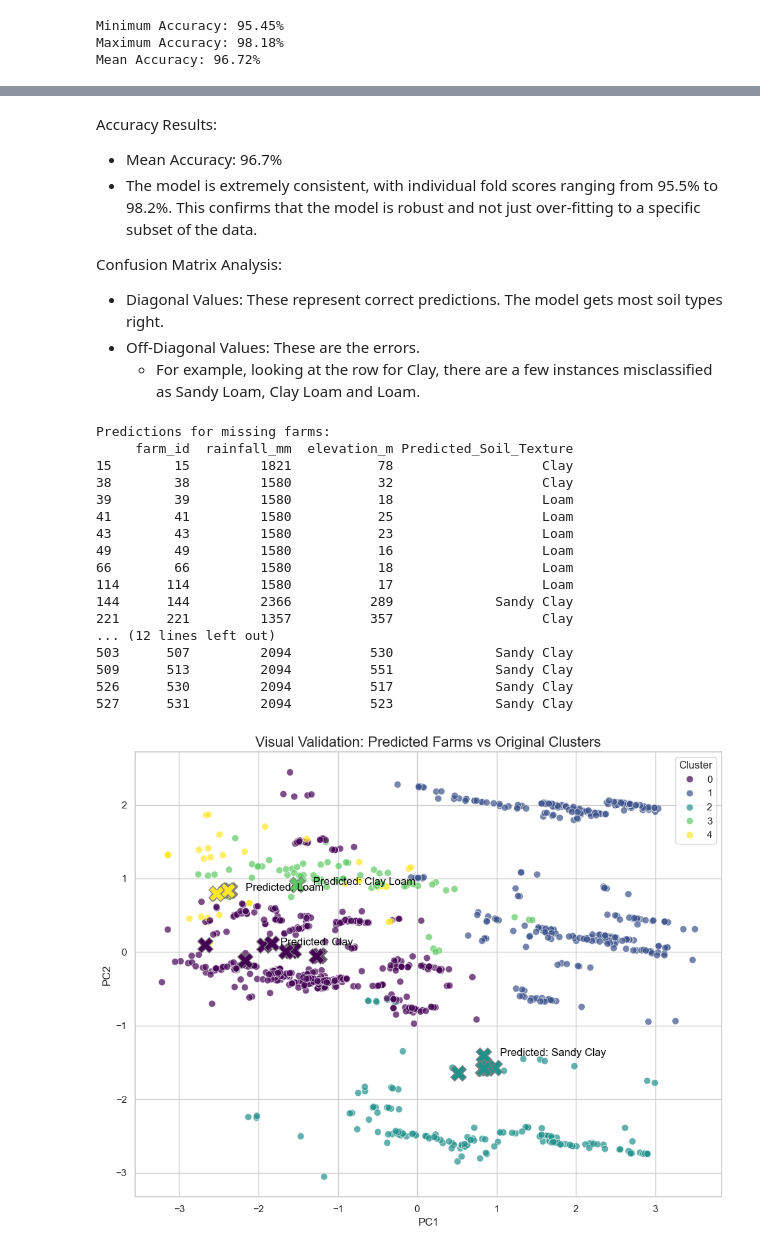
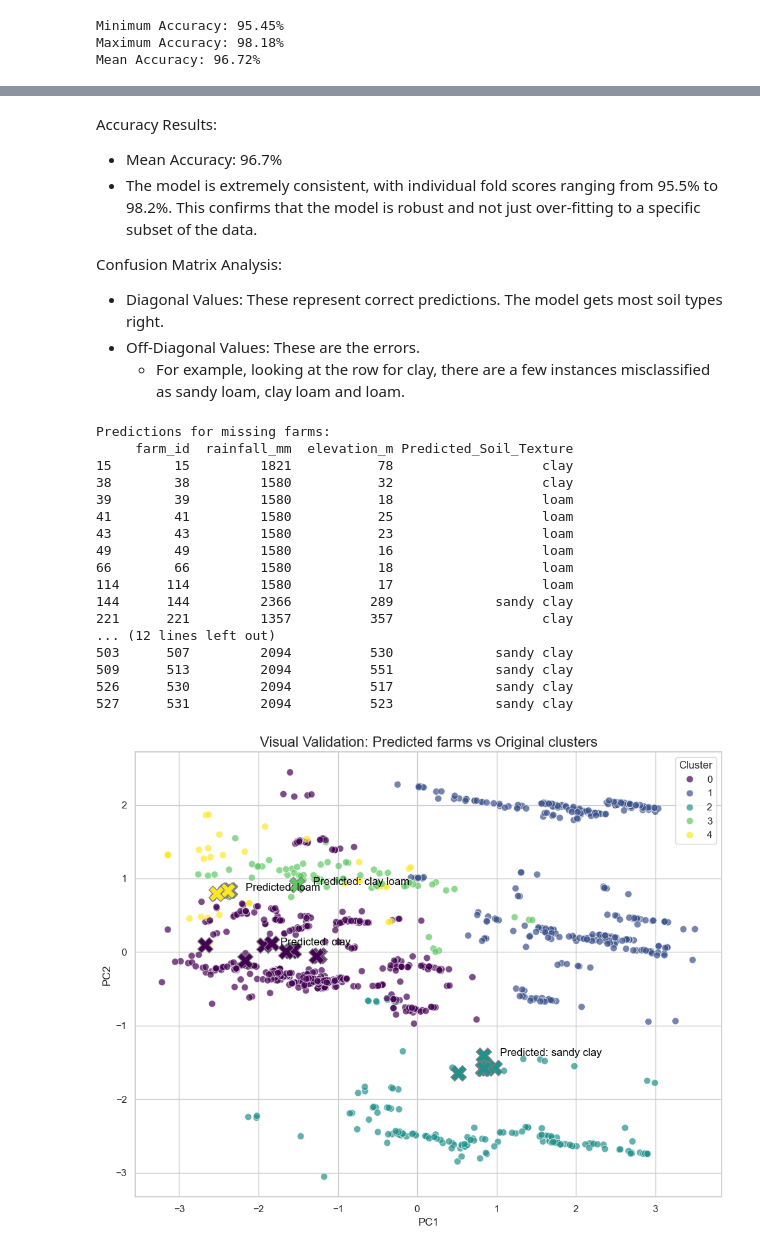
Before and after one commit to dwstephens/Planting-Optimisation-Tool, a Jupyter notebook: datascience/suitability_scoring/notebooks/farms_eda.ipynb, the cells around one changed output, grey strips where cells are left out. Cells and saved outputs as stored; diff of their text form; code cells hidden in the pictures.

```diff
--- a/datascience/suitability_scoring/notebooks/farms_eda.ipynb
+++ b/datascience/suitability_scoring/notebooks/farms_eda.ipynb
@@ -22,7 +22,7 @@ sns.set_theme(style="whitegrid")
 ## Exploratory Data Analysis
 # %%
 # Load farm dataset
-farms_df = pd.read_excel("temp_data/farms.xlsx")
+farms_df = pd.read_excel("../../data/farms.xlsx")
 # %%
 # Display the first few rows
 print("First 5 rows:")
@@ -119,6 +119,9 @@ farms_numerical_cols = farms_df.select_dtypes(include=[np.number]).columns.tolis
 
 # Remove the id column
 farms_numerical_cols.remove("farm_id")
+# %%
+# Convert the 'soil_texture' column to lowercase
+farms_df['soil_texture'] = farms_df['soil_texture'].str.lower()
 # %%
 # Select object (string) types
 farms_categorical_cols = farms_df.select_dtypes(
@@ -205,5 +208,5 @@ if farms_cat_plots > 0:
 farms_clean_df = farms_df.dropna(subset=["soil_texture"]).copy()
 # %%
 # Drop rows with soil_texture of "organic" as it doesn't fit the USDA soil texture classification
-farms_clean_df = farms_clean_df[farms_clean_df["soil_texture"] != "Organic"]
+farms_clean_df = farms_clean_df[farms_clean_df["soil_texture"] != "organic"]
 # %%
@@ -604,15 +605,18 @@ Is it Clay Soil?
 # Creating a cleaned dataset
 # %%
 # Re-load the dataset
-filename = "temp_data/farms.xlsx"
-df = pd.read_excel("temp_data/farms.xlsx")
+df = pd.read_excel("../../data/farms.xlsx")
 
 # Perform data clean steps identified in EDA
-# Replace "Variable" with "Loam" to match the possible soil categories
-df["soil_texture"] = df["soil_texture"].replace("Variable", "Loam")
+
+# Convert the 'soil_texture' column to lowercase
+df['soil_texture'] = df['soil_texture'].str.lower()
+
+# Replace "variable" with "loam" to match the possible soil categories
+df["soil_texture"] = df["soil_texture"].replace("variable", "loam")
 
 # Replace "organic" with None to allow prediction as it doesn't fit the USDA soil texture classification
-df["soil_texture"] = df["soil_texture"].replace("Organic", None)
+df["soil_texture"] = df["soil_texture"].replace("organic", None)
 
 # Fix pH: Replace 0 values with the mean of non-zero values
 # Convert ph==0 to NaN (so pandas ignores them)
@@ -691,7 +695,7 @@ Accuracy Results:
 Confusion Matrix Analysis:
   * Diagonal Values: These represent correct predictions. The model gets most soil types right.
   * Off-Diagonal Values: These are the errors.
-      * For example, looking at the row for Clay, there are a few instances misclassified as Sandy Loam, Clay Loam and Loam.
+      * For example, looking at the row for clay, there are a few instances misclassified as sandy loam, clay loam and loam.
 # %%
 final_clf = RandomForestClassifier(n_estimators=100, random_state=42)
 
@@ -710,21 +714,21 @@ print(results)
 # %% [output]
 Predictions for missing farms:
      farm_id  rainfall_mm  elevation_m Predicted_Soil_Texture
-15        15         1821           78                   Clay
-38        38         1580           32                   Clay
-39        39         1580           18                   Loam
-41        41         1580           25                   Loam
-43        43         1580           23                   Loam
-49        49         1580           16                   Loam
-66        66         1580           18                   Loam
-114      114         1580           17                   Loam
-144      144         2366          289             Sandy Clay
-221      221         1357          357                   Clay
+15        15         1821           78                   clay
+38        38         1580           32                   clay
+39        39         1580           18                   loam
+41        41         1580           25                   loam
+43        43         1580           23                   loam
+49        49         1580           16                   loam
+66        66         1580           18                   loam
+114      114         1580           17                   loam
+144      144         2366          289             sandy clay
+221      221         1357          357                   clay
 ... (12 lines left out)
-503      507         2094          530             Sandy Clay
-509      513         2094          551             Sandy Clay
-526      530         2094          517             Sandy Clay
-527      531         2094          523             Sandy Clay
+503      507         2094          530             sandy clay
+509      513         2094          551             sandy clay
+526      530         2094          517             sandy clay
+527      531         2094          523             sandy clay
 # %%
 # Predict the soil texture
 df_unknown["soil_texture"] = final_clf.predict(df_unknown[feature_cols])
@@ -802,43 +806,43 @@ sns.scatterplot(
     hue="Cluster",
     palette="viridis",
     s=300,
     marker="X",
     edgecolor="grey",
     linewidth=1,
     legend=False,
 )
 
 # Add annotations for a few predicted points to confirm logic
 # Label a clay prediction
-clay_pred = predicted_data[predicted_data["soil_texture"] == "Clay"]
+clay_pred = predicted_data[predicted_data["soil_texture"] == "clay"]
 if not clay_pred.empty:
     x, y = clay_pred.iloc[0][["PC1", "PC2"]]
-    plt.text(x + 0.2, y, "Predicted: Clay", fontsize=12, color="black")
+    plt.text(x + 0.2, y, "Predicted: clay", fontsize=12, color="black")
 
 # Label a sandy clay prediction
-sandy_clay_pred = predicted_data[predicted_data["soil_texture"] == "Sandy Clay"].head(1)
+sandy_clay_pred = predicted_data[predicted_data["soil_texture"] == "sandy clay"].head(1)
 if not sandy_clay_pred.empty:
     x, y = sandy_clay_pred.iloc[0][["PC1", "PC2"]]
-    plt.text(x + 0.2, y, "Predicted: Sandy Clay", fontsize=12, color="black")
+    plt.text(x + 0.2, y, "Predicted: sandy clay", fontsize=12, color="black")
 
 # Label a clay loam prediction
-clay_loam_pred = predicted_data[predicted_data["soil_texture"] == "Clay Loam"].head(1)
+clay_loam_pred = predicted_data[predicted_data["soil_texture"] == "clay loam"].head(1)
 if not clay_loam_pred.empty:
     x, y = clay_loam_pred.iloc[0][["PC1", "PC2"]]
-    plt.text(x + 0.2, y, "Predicted: Clay Loam", fontsize=12, color="black")
+    plt.text(x + 0.2, y, "Predicted: clay loam", fontsize=12, color="black")
 
 # Label a loam prediction
-loam_pred = predicted_data[predicted_data["soil_texture"] == "Loam"].head(1)
+loam_pred = predicted_data[predicted_data["soil_texture"] == "loam"].head(1)
 if not loam_pred.empty:
     x, y = loam_pred.iloc[0][["PC1", "PC2"]]
-    plt.text(x + 0.2, y, "Predicted: Loam", fontsize=12, color="black")
+    plt.text(x + 0.2, y, "Predicted: loam", fontsize=12, color="black")
 
-plt.title("Visual Validation: Predicted Farms vs Original Clusters", fontsize=16)
+plt.title("Visual Validation: Predicted farms vs Original clusters", fontsize=16)
 
 plt.tight_layout()
 plt.show()
 # %% [output]
-[figure, old version]
+[figure, new version]
 # %%
 # Columns not needed in export
 columns_to_drop = ["Cluster", "PC1", "PC2"]
```
Also changed, not shown: parts of 15 cells of this notebook, 2 other files.
